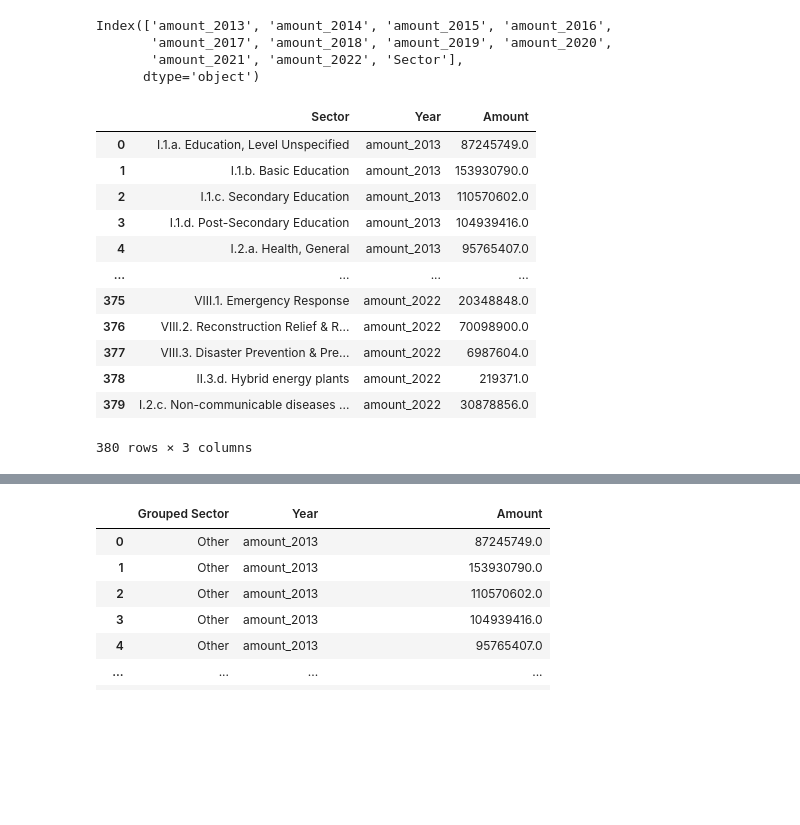
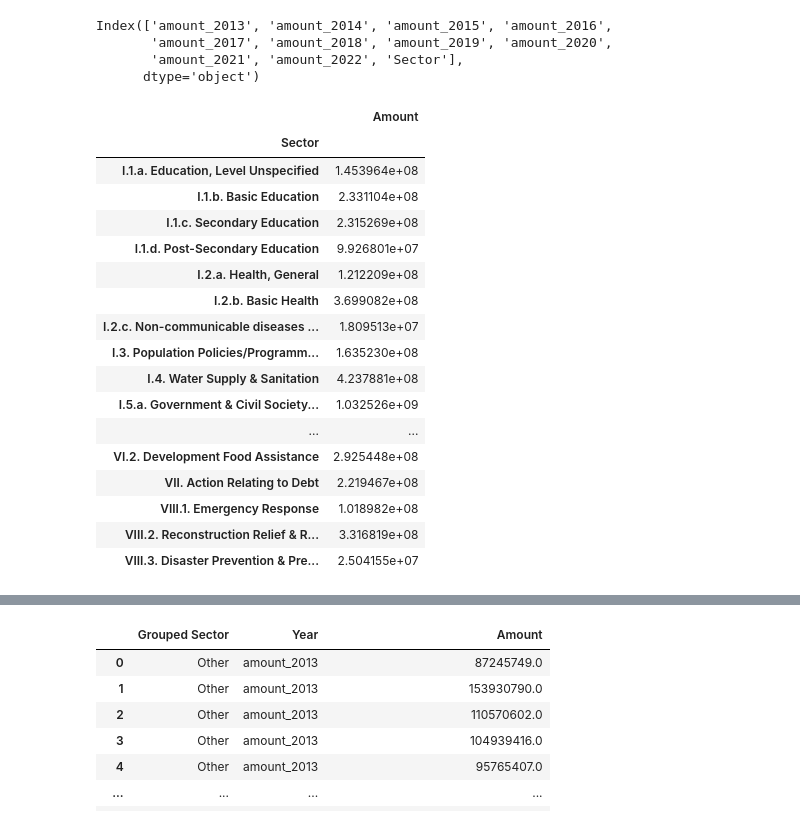
Before and after one commit to Samuel-Drewes/KlimaPortfolios, a Jupyter notebook: notebooks/clean.ipynb, the cells around one changed output, grey strips where cells are left out. Saved outputs shown, nothing was run; the diff lists cells and outputs as text; code cells hidden in the pictures; blank space fills up the shorter version.

```diff
--- a/notebooks/clean.ipynb
+++ b/notebooks/clean.ipynb
@@ -913,22 +913,26 @@ Index(['amount_2013', 'amount_2014', 'amount_2015', 'amount_2016',
        'amount_2021', 'amount_2022', 'Sector'],
       dtype='object')
 # %%
-showfig.melt(id_vars=['Sector'], var_name='Year', value_name='Amount')
-# .groupby('Sector').mean()
+showfig.melt(id_vars=['Sector'], var_name='Year', value_name='Amount')[['Amount', 'Sector']].groupby('Sector').mean()
 # %% [output]
-|  | Sector | Year | Amount |
-| 0 | I.1.a. Education, Level Unspecified | amount_2013 | 87245749.0 |
-| 1 | I.1.b. Basic Education | amount_2013 | 153930790.0 |
-| 2 | I.1.c. Secondary Education | amount_2013 | 110570602.0 |
-| 3 | I.1.d. Post-Secondary Education | amount_2013 | 104939416.0 |
-| 4 | I.2.a. Health, General | amount_2013 | 95765407.0 |
-| ... | ... | ... | ... |
-| 375 | VIII.1. Emergency Response | amount_2022 | 20348848.0 |
-| 376 | VIII.2. Reconstruction Relief & R... | amount_2022 | 70098900.0 |
-| 377 | VIII.3. Disaster Prevention & Pre... | amount_2022 | 6987604.0 |
-| 378 | II.3.d. Hybrid energy plants | amount_2022 | 219371.0 |
-| 379 | I.2.c. Non-communicable diseases ... | amount_2022 | 30878856.0 |
+|  | Amount |
+| Sector |  |
+| I.1.a. Education, Level Unspecified | 1.453964e+08 |
+| I.1.b. Basic Education | 2.331104e+08 |
+| I.1.c. Secondary Education | 2.315269e+08 |
+| I.1.d. Post-Secondary Education | 9.926801e+07 |
+| I.2.a. Health, General | 1.212209e+08 |
+| I.2.b. Basic Health | 3.699082e+08 |
+| I.2.c. Non-communicable diseases ... | 1.809513e+07 |
+| I.3. Population Policies/Programm... | 1.635230e+08 |
+| I.4. Water Supply & Sanitation | 4.237881e+08 |
+| I.5.a. Government & Civil Society... | 1.032526e+09 |
+| ... | ... |
+| VI.2. Development Food Assistance | 2.925448e+08 |
+| VII. Action Relating to Debt | 2.219467e+08 |
+| VIII.1. Emergency Response | 1.018982e+08 |
+| VIII.2. Reconstruction Relief & R... | 3.316819e+08 |
+| VIII.3. Disaster Prevention & Pre... | 2.504155e+07 |
-380 rows × 3 columns
 # %%
 showfig = stacked_area_chart(df_merged, 2014, 2020, "Klimaschutz", 10, "abs")
 showfig.show()
```
Also changed, not shown: 1 other file.
